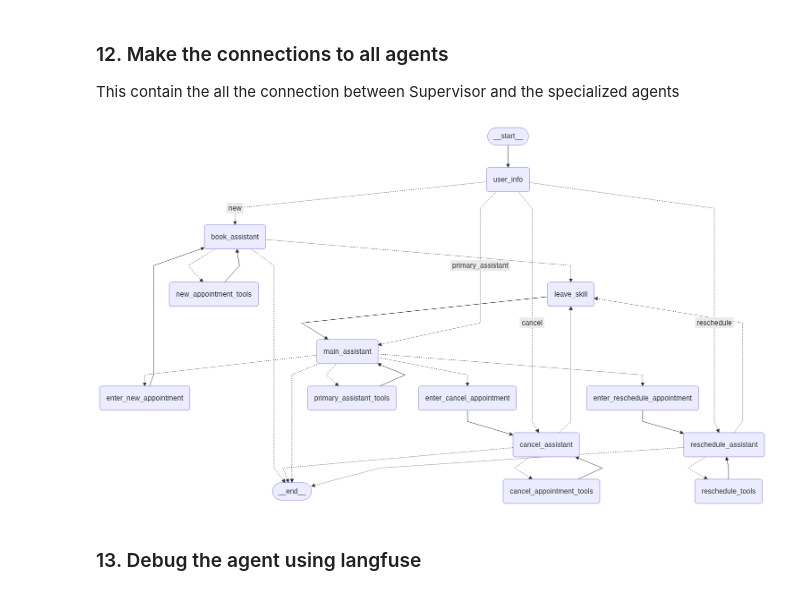
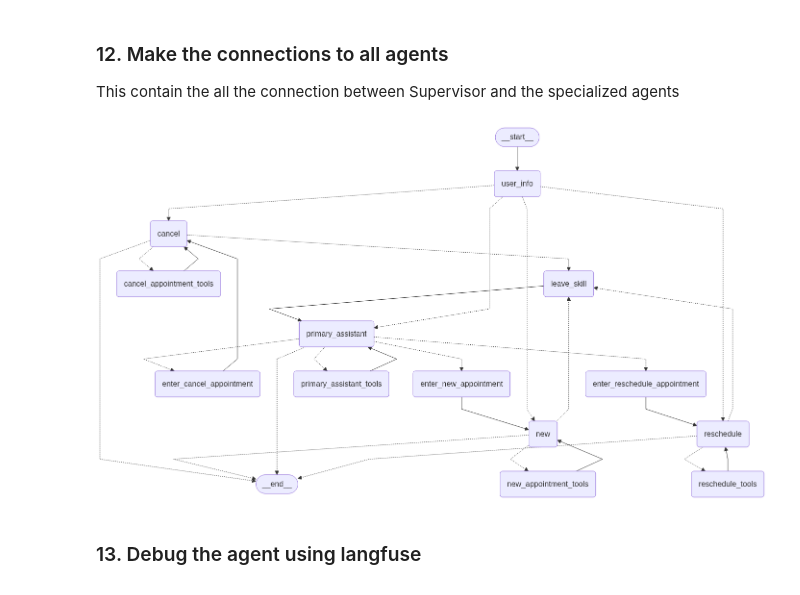
Before and after one commit to JHansiduYapa/Multi-Agent-System-for-Healthcare-Appointment-Booking, a Jupyter notebook: v2-agent/v2.1-agent.ipynb, the cells around one changed output. Cells and saved outputs as stored; diff of their text form; code cells hidden in the pictures.

```diff
--- a/v2-agent/v2.1-agent.ipynb
+++ b/v2-agent/v2.1-agent.ipynb
@@ -326,7 +343,7 @@ def check_doctor_availability(doctor_id: int, date: str, time: str) -> Dict:
     available = result is None
     conn.close()
 
-    return json.dumps({"available": available})
+    return json.dumps({"available": "doctor is available "+ str(available)})
 
 # Tool for book an appoinment and add to the database
 @tool
@@ -1099,25 +1112,30 @@ def route_primary_assistant(
 This node use to route back to the correct workflow again when user again start the graph
 # %%
 from typing import Annotated, Literal, Optional
-
+from langgraph.types import Command
 # condition to route again to current work flow from the start
 # this condition is checked at the user info node and route to correct node
 def route_to_workflow(
     state: State,
-) -> Literal[
+) -> Command[Literal[
     "primary_assistant",
     "reschedule",
     "cancel",
     "new",
-]:
+]]:
     """If we are in a delegated state, route directly to the appropriate assistant."""
     dialog_state = state.get("dialog_state")
     print("Current dialog State is : ",dialog_state)
-    # if not dialog_state:
-    #     return "primary_assistant"
+    if not dialog_state:
+        dialog_state = "primary_assistant"
     print("debug: ",dialog_state[-1])
 
-    return dialog_state[-1]
+    return Command(
+        # state update
+        update={"dialog_state":None},
+        # control flow
+        goto=dialog_state
+    )
 
 # this is the first workflow routing node
 def user_info(state: State)-> State:
@@ -1167,11 +1185,11 @@ from langgraph.prebuilt import tools_condition,ToolNode
 all_graph_builder = StateGraph(State)
 
 # add nodes
-all_graph_builder.add_node("user_info", user_info)
-all_graph_builder.add_node("main_assistant", Assistant(primary_assistant_runnable))
-all_graph_builder.add_node("reschedule_assistant", Assistant(update_appointment_runnable))
-all_graph_builder.add_node("cancel_assistant", Assistant(cancel_appointment_runnable))
-all_graph_builder.add_node("book_assistant", Assistant(book_appointment_runnable))
+all_graph_builder.add_node("user_info", route_to_workflow)
+all_graph_builder.add_node("primary_assistant", Assistant(primary_assistant_runnable))
+all_graph_builder.add_node("reschedule", Assistant(update_appointment_runnable))
+all_graph_builder.add_node("cancel", Assistant(cancel_appointment_runnable))
+all_graph_builder.add_node("new", Assistant(book_appointment_runnable))
 
 # add leave skill node
 all_graph_builder.add_node("leave_skill", pop_dialog_state)
@@ -1190,55 +1208,49 @@ all_graph_builder.add_node("cancel_appointment_tools", create_tool_node_with_fal
 all_graph_builder.add_node("new_appointment_tools", create_tool_node_with_fallback(book_appointment_tools))
 
 # again route back to the current node as react agent
-all_graph_builder.add_edge("reschedule_tools", "reschedule_assistant")
-all_graph_builder.add_edge("cancel_appointment_tools", "cancel_assistant")
-all_graph_builder.add_edge("new_appointment_tools", "book_assistant")
+all_graph_builder.add_edge("reschedule_tools", "reschedule")
+all_graph_builder.add_edge("cancel_appointment_tools", "cancel")
+all_graph_builder.add_edge("new_appointment_tools", "new")
 
 # add the entry level connections to primary assistant
 all_graph_builder.add_edge(START, "user_info")
-all_graph_builder.add_edge("user_info", "main_assistant")
-all_graph_builder.add_conditional_edges("main_assistant", route_primary_assistant,
+all_graph_builder.add_edge("user_info", "primary_assistant")
+all_graph_builder.add_conditional_edges("primary_assistant", route_primary_assistant,
                                         ["primary_assistant_tools",
                                          "enter_new_appointment",
                                          "enter_cancel_appointment",
                                          "enter_reschedule_appointment",
                                          END])
-all_graph_builder.add_edge("primary_assistant_tools", "main_assistant")
+all_graph_builder.add_edge("primary_assistant_tools", "primary_assistant")
 
 # make connections to each specialized agents
-all_graph_builder.add_edge("enter_new_appointment", "book_assistant")
-all_graph_builder.add_edge("enter_cancel_appointment", "cancel_assistant")
-all_graph_builder.add_edge("enter_reschedule_appointment", "reschedule_assistant")
+all_graph_builder.add_edge("enter_new_appointment", "new")
+all_graph_builder.add_edge("enter_cancel_appointment", "cancel")
+all_graph_builder.add_edge("enter_reschedule_appointment", "reschedule")
 
 # connect leave skill to primary assistant
-all_graph_builder.add_edge("leave_skill", "main_assistant")
+all_graph_builder.add_edge("leave_skill", "primary_assistant")
 
 
 # add routing to tools and leave skill and end to each assistant
-all_graph_builder.add_conditional_edges("book_assistant", route_new_assistant, ["leave_skill","new_appointment_tools",END])
-all_graph_builder.add_conditional_edges("cancel_assistant", route_cancel_assistant, ["leave_skill","cancel_appointment_tools",END])
-all_graph_builder.add_conditional_edges("reschedule_assistant", route_reschedule_assistant, ["leave_skill","reschedule_tools",END])
-
-# add routing when again start
-all_graph_builder.add_conditional_edges("user_info", route_to_workflow, {"new": "book_assistant",
-                                                                         "reschedule": "reschedule_assistant",
-                                                                         "cancel": "cancel_assistant",
-                                                                         "primary_assistant": "main_assistant",})
+all_graph_builder.add_conditional_edges("new", route_new_assistant, ["leave_skill","new_appointment_tools",END])
+all_graph_builder.add_conditional_edges("cancel", route_cancel_assistant, ["leave_skill","cancel_appointment_tools",END])
+all_graph_builder.add_conditional_edges("reschedule", route_reschedule_assistant, ["leave_skill","reschedule_tools",END])
 
 memory_all = MemorySaver()
 all_graph = all_graph_builder.compile(checkpointer= memory_all)
 
 from IPython.display import Image, display
 from langchain_core.runnables.graph import CurveStyle, MermaidDrawMethod, NodeStyles
 
 display(Image(all_graph.get_graph(xray=True).draw_mermaid_png(curve_style=CurveStyle.LINEAR,
             node_colors=NodeStyles(first="#ffdfba", last="#baffc9", default="#fad7de"),
             wrap_label_n_words=9,
             output_file_path=None,
             background_color="white",
             padding=10,)))
 # %% [output]
-[figure, old version]
+[figure, new version]
 # %%
 def _print_event(event: dict, _printed: set, max_length=1500):
     current_state = event.get("dialog_state")
```
Also changed, not shown: parts of 12 cells of this notebook.
